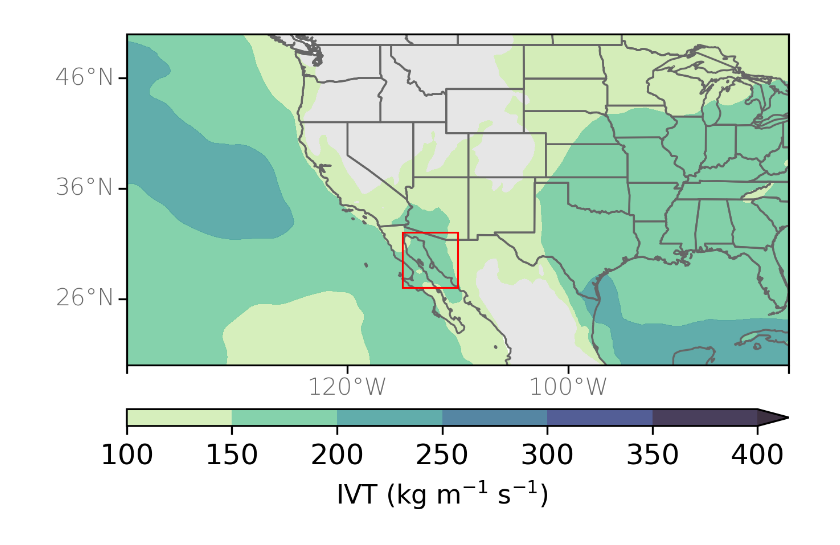
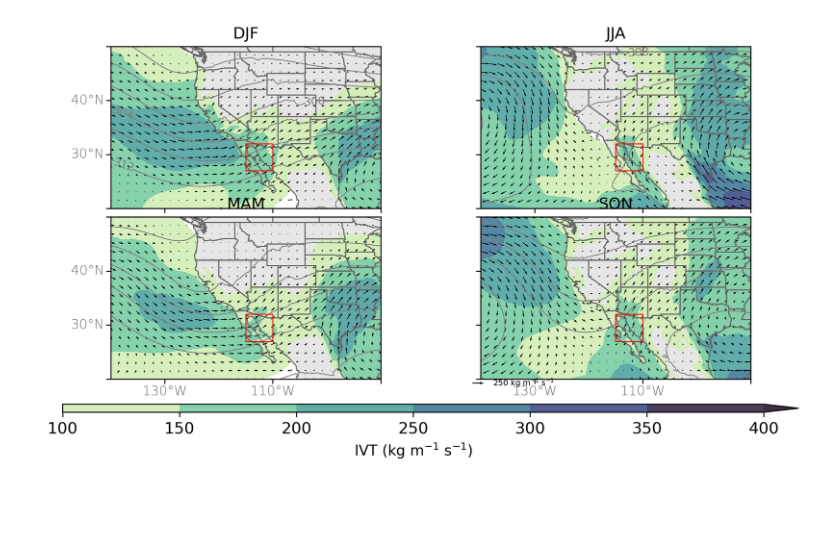
Before and after one commit to CW3E/CO_top-decile_precip_ARs_code, a Jupyter notebook: analysis/plot_horizontal_composites.ipynb, the cells around one changed output. Saved outputs shown, nothing was run; the diff lists cells and outputs as text; code cells hidden in the pictures; blank space fills up the shorter version.

Commit message:
add download script for 6hr ERA5 data, script for calculating filtered anomalies, and updated horizontal composites to include anomalies

```diff
--- a/analysis/plot_horizontal_composites.ipynb
+++ b/analysis/plot_horizontal_composites.ipynb
@@ -35,10 +36,3 @@ from plotter import draw_basemap
 path_to_data = '/expanse/nfs/cw3e/cwp140/'
 path_to_out  = '../out/'       # output files (numerical results, intermediate datafiles) -- read & write
 path_to_figs = '../figs/'      # figures
-# %%
-fname = '../out/baja_IVT_composite.nc'
-ds = xr.open_dataset(fname)
-ds = ds.sel(lat=slice(15., 50.), lon=slice(-180., -80.))
-ds
-
-ds_lst = [ds]
@@ -49,79 +78,79 @@ mapcrs = ccrs.PlateCarree()
 datacrs = ccrs.PlateCarree()
 
 # Set tick/grid locations
-lats = ds.lat.values
-lons = ds.lon.values
+lats = ds.latitude.values
+lons = ds.longitude.values
 dx = np.arange(lons.min().round(),lons.max().round()+20,20)
-dy = np.arange(lats.min().round()+1,lats.max().round()+10,10)
+dy = np.arange(lats.min().round(),lats.max().round()+10,10)
 
-ext = [-140., -80., 20, 50]
+ext = [-140., -90., 20, 50]
 
 # list of letters to append to titles
 letter_lst = list(map(chr, range(97, 123)))
 # %%
 # Create figure
-fig = plt.figure(figsize=(5, 3))
+fig = plt.figure(figsize=(10, 5))
 fig.dpi = 300
-fname = path_to_figs + 'baja_IVT_composite'
+fname = path_to_figs + 'baja_IVT_700z_composite_ssn'
 fmt = 'png'
 
 # contour labels
 kw_clabels = {'fontsize': 7, 'inline': True, 'inline_spacing': 7, 'fmt': '%i',
               'rightside_up': True, 'use_clabeltext': True}
 
-nrows = 3
-ncols = 1
+nrows = 4
+ncols = 2
 
 ## Use gridspec to set up a plot with a series of subplots that is
 ## n-rows by n-columns
-gs = GridSpec(nrows, ncols, height_ratios=[1, 0.05, 0.05], width_ratios = [1], wspace=0.01, hspace=0.1)
+gs = GridSpec(nrows, ncols, height_ratios=[1, 1, 0.05, 0.05], width_ratios = [1, 1], wspace=0.01, hspace=0.1)
 ## use gs[rows index, columns index] to access grids
 
-#####################
-### IVT COMPOSITE ###
-#####################
+#################
+### COMPOSITE ###
+#################
 
-for i, ds in enumerate(ds_lst):
-    ax = fig.add_subplot(gs[0, 0], projection=mapcrs)
-    ax = draw_basemap(ax, extent=ext, xticks=dx, yticks=dy, left_lats=True, right_lats=False, bottom_lons=True)
+rowidx = [0, 1, 0, 1]
+colidx = [0, 0, 1, 1]
+ssn_lst = ['DJF', 'MAM', 'JJA', 'SON']
+llats = [True, True, False, False]
+blons = [False, True, False, True]
+for i, ssn in enumerate(ssn_lst):
+    ds = ds4.sel(ssn=ssn)
+    ax = fig.add_subplot(gs[rowidx[i], colidx[i]], projection=mapcrs)
+    ax = draw_basemap(ax, extent=ext, xticks=dx, yticks=dy, left_lats=llats[i], right_lats=False, bottom_lons=blons[i])
     ax.add_feature(cfeature.STATES, edgecolor='0.4', linewidth=0.8)
+    ax.set_title(ssn)
+
     # Contour Filled
-    lats = ds.lat.values
-    lons = ds.lon.values
-    ivt = ds.IVT.values
+    lats = ds.latitude.values
+    lons = ds.longitude.values
+    ivt = ds.ivt.values
     cflevs = np.arange(100, 450, 50) # levels for IVT
     cmap = cmo.deep # cmap for IVT
     cf = ax.contourf(lons, lats, ivt, transform=datacrs,
                      levels=cflevs, cmap=cmap, alpha=0.9, extend='max')
 
-    # # Wind barbs / vectors
-    # uvec = ds.IVTu.values
-    # vvec = ds.IVTv.values
+    # Wind barbs / vectors
+    uvec = ds.ivtu.values
+    vvec = ds.ivtv.values
     # uvec_mask = ds.IVTu.where((ds.IVT >=250.)).values # mask values where IVT magnitude is less than 250 kg m-1 s-1
     # vvec_mask = ds.IVTv.where((ds.IVT >=250.)).values # mask values where IVT magnitude is less than 250 kg m-1 s-1
 
-    # Q = ax.quiver(lons, lats, uvec_mask, vvec_mask, transform=datacrs,
-    #           color='k', regrid_shape=20,
-    #           angles='xy', scale_units='xy', scale=125, units='xy')
+    Q = ax.quiver(lons, lats, uvec, vvec, transform=datacrs,
+              color='k', regrid_shape=20,
+              angles='xy', scale_units='xy', scale=125, units='xy')
 
-    # # Contour Lines
-    # hgts = ds.z.values/(100) # convert to dekameters # 250-hPa Heights
-    # clevs = np.arange(696, 1280, 12)
-    # cs = ax.contour(lons, lats, hgts, transform=datacrs,
-    #                 levels=clevs, colors='grey', linewidths=0.7)
-    # plt.clabel(cs, fmt='%d',fontsize=8.5, inline_spacing=5)
+    # Contour Lines
+    hgts = ds.z.values/9.80665 ## convert to geopotential height
+    hgts = hgts/(10) # convert to meters # 750-hPa Heights
+    print(hgts.min(), hgts.max())
+    clevs = np.arange(0, 1280, 4)
+    cs = ax.contour(lons, lats, hgts, transform=datacrs,
+                    levels=clevs, colors='grey', linewidths=0.7)
+    plt.clabel(cs, fmt='%d',fontsize=8.5, inline_spacing=5)
 
-    # # Plot MSLP
-    # clevs_slp = np.arange(800., 1120., 4)
-    # slp_smooth = gaussian_filter(ds.msl.values/100., sigma=4)
-    # cs2 = ax.contour(lons, lats, slp_smooth, transform=datacrs,
-    #                  levels=clevs_slp, colors='k',
-    #                  linewidths=1., linestyles='solid')
-    # plt.clabel(cs2, **kw_clabels)
 
-    # # quiver key
-    # qk = ax.quiverkey(Q, 0.01, -0.025, 250, '250 kg m$^{-1}$ s$^{-1}$', labelpos='E',
-    #                   coordinates='axes', fontproperties={'size': 6.0})
 
     ext3 = [-115., -110., 27., 32.]
     ax.add_patch(mpatches.Rectangle(xy=[ext3[0], ext3[2]], width=ext3[1]-ext3[0], height=ext3[3]-ext3[2],
@@ -130,6 +159,10 @@ for i, ds in enumerate(ds_lst):
                                         linewidth=0.75,
                                         transform=datacrs,
                                         zorder=199))
+
+# quiver key
+qk = ax.quiverkey(Q, 0.01, -0.025, 250, '250 kg m$^{-1}$ s$^{-1}$', labelpos='E',
+                  coordinates='axes', fontproperties={'size': 6.0})
 # Colorbar (single)
 cbax = plt.subplot(gs[-1,:]) # colorbar axis
 cb = fig.colorbar(cf, cbax, orientation='horizontal', drawedges=False)
@@ -144 +181 @@ plt.show()
-[figure, old version]
+[figure, new version]
```
Also changed, not shown: parts of 4 cells of this notebook, 11 other files.
